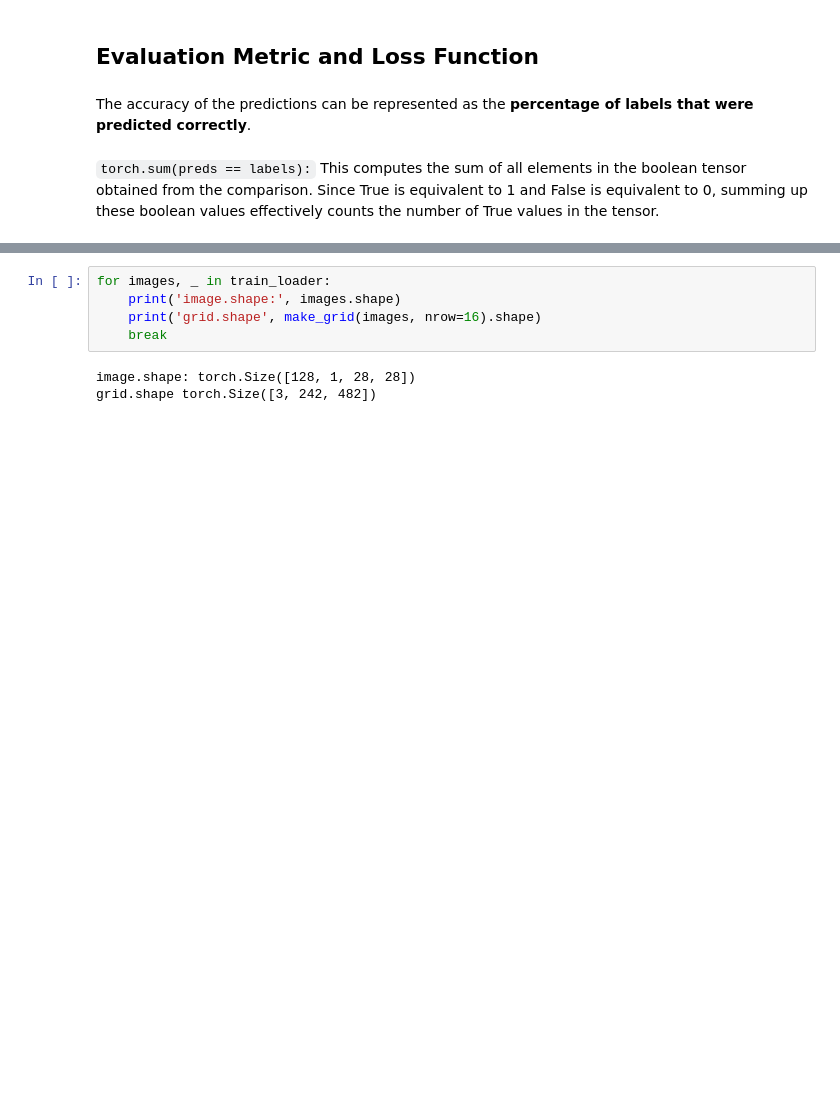
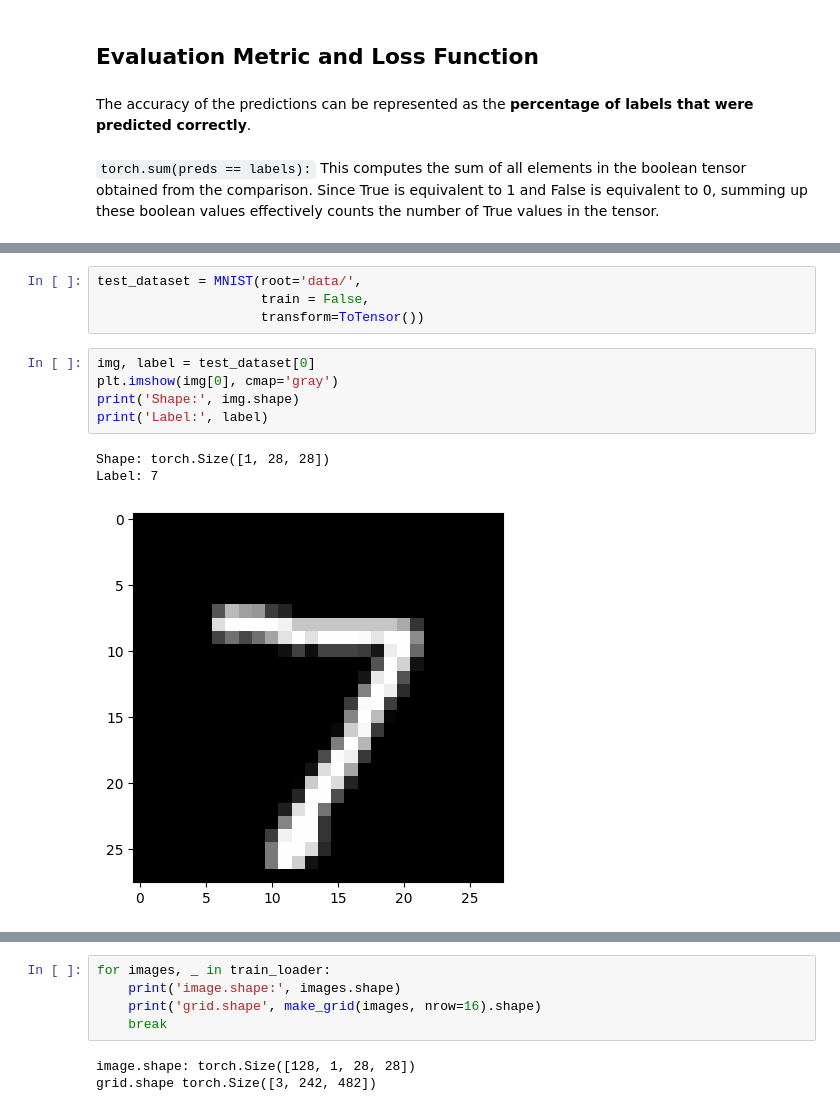
Before and after one commit to MinghanChu/DeepLearning-ZerosToGans, a Jupyter notebook: Training deep NN on GPU.ipynb, the cells around one changed output, grey strips where cells are left out. Saved outputs shown, nothing was run; the diff lists cells and outputs as text; blank space fills up the shorter version.

```diff
--- a/Training deep NN on GPU.ipynb
+++ b/Training deep NN on GPU.ipynb
@@ -457,0 +634,13 @@ torch.Size([128, 10])
+# %%
+test_dataset = MNIST(root='data/',
+                     train = False,
+                     transform=ToTensor())
+# %%
+img, label = test_dataset[0]
+plt.imshow(img[0], cmap='gray')
+print('Shape:', img.shape)
+print('Label:', label)
+# %% [output]
+Shape: torch.Size([1, 28, 28])
+Label: 7
+[figure, added]
```
Also changed, not shown: parts of 42 cells of this notebook.
